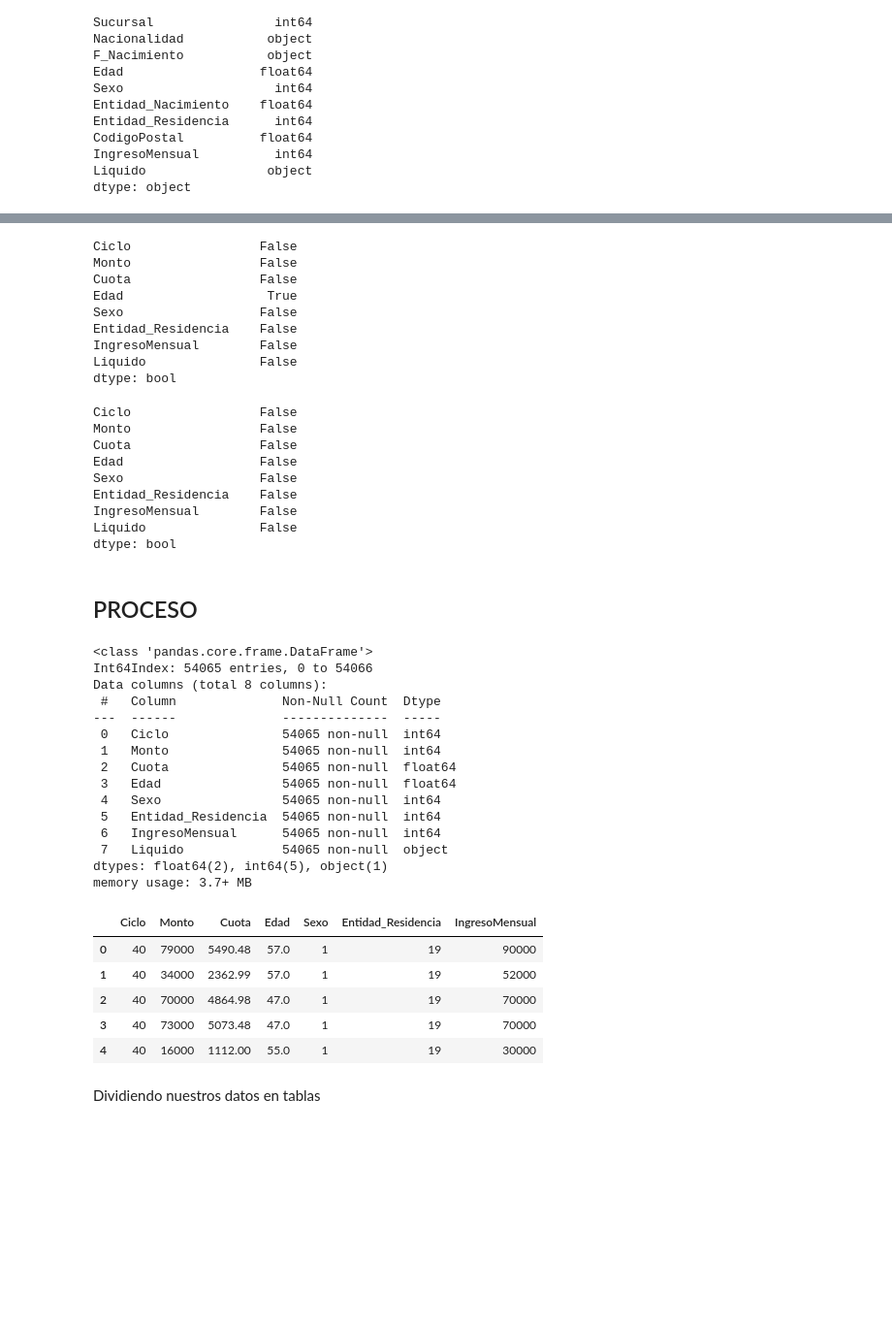
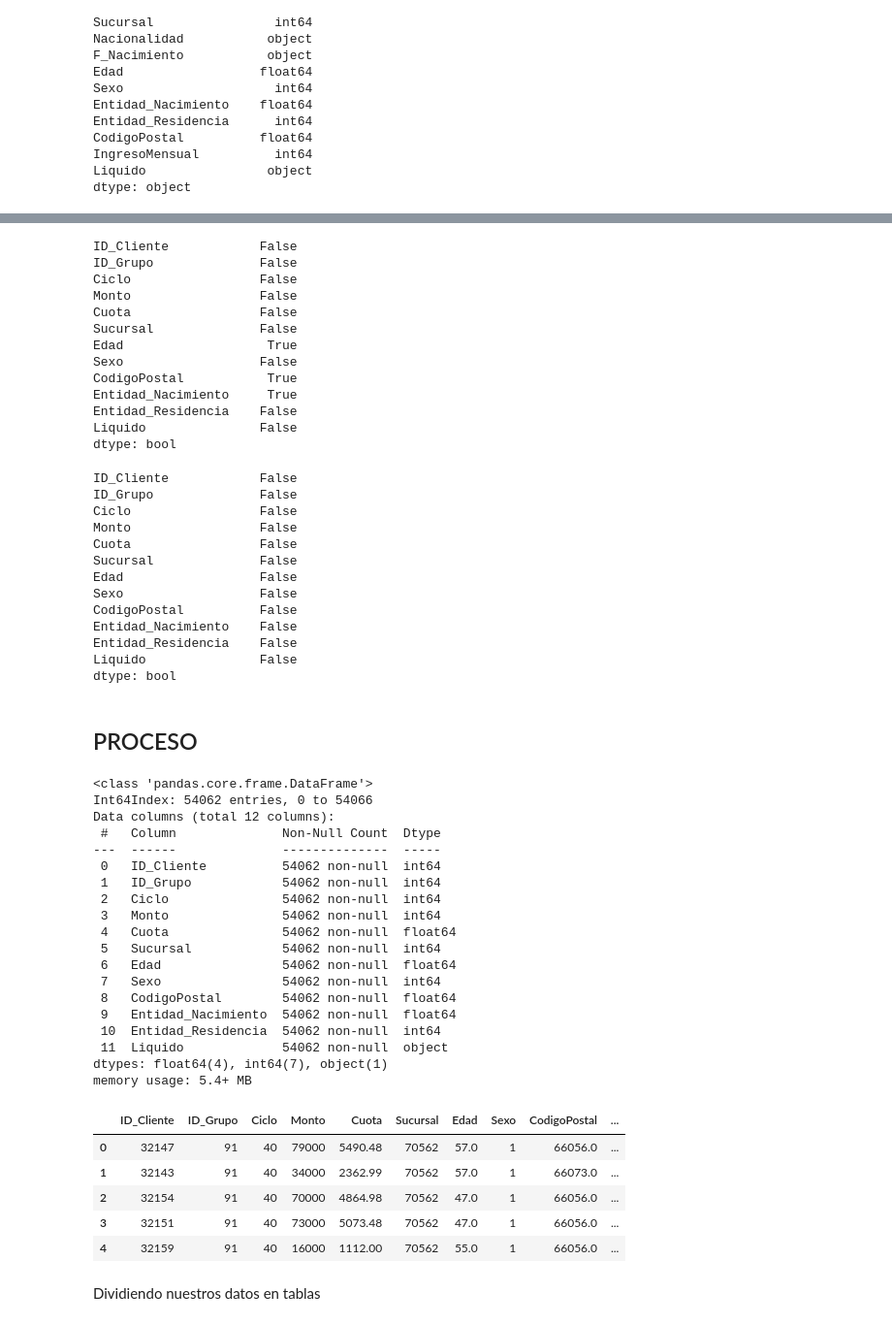
Before and after one commit to JisbethDiaz/ARCHIVOS-VARIOS, a Jupyter notebook: Ejercicio_práctico.ipynb, the cells around one changed output, grey strips where cells are left out. Shown: that part at 97% size. Drawn from its saved outputs; the diff is of its cells as text; code cells hidden in the pictures; blank space fills up the shorter version.

```diff
--- a/Ejercicio_práctico.ipynb
+++ b/Ejercicio_práctico.ipynb
@@ -52,3 +65,6 @@ nd= d[[ 'Ciclo', 'Monto', 'Cuota','Edad', 'Sexo', 'Entidad_Residencia',
+# %%
+nd= d[['ID_Cliente', 'ID_Grupo', 'Ciclo',  'Monto', 'Cuota', 'Sucursal', 'Edad', 'Sexo', 'CodigoPostal',
+       'Entidad_Nacimiento', 'Entidad_Residencia','Liquido']]
 # %%
 nd.dtypes
 # %% [output]
@@ -64,13 +84,17 @@ dtype: object
 # %%
 nd.isnull().any()
 # %% [output]
+ID_Cliente            False
+ID_Grupo              False
 Ciclo                 False
 Monto                 False
 Cuota                 False
+Sucursal              False
 Edad                   True
 Sexo                  False
+CodigoPostal           True
+Entidad_Nacimiento     True
 Entidad_Residencia    False
-IngresoMensual        False
 Liquido               False
 dtype: bool
 # %%
@@ -78,13 +102,17 @@ nd = nd_drop = nd.dropna() # Con esta instrucción borramos las filas que contie
 # %%
 nd.isnull().any()
 # %% [output]
+ID_Cliente            False
+ID_Grupo              False
 Ciclo                 False
 Monto                 False
 Cuota                 False
+Sucursal              False
 Edad                  False
 Sexo                  False
+CodigoPostal          False
+Entidad_Nacimiento    False
 Entidad_Residencia    False
-IngresoMensual        False
 Liquido               False
 dtype: bool
 # %% [markdown]
@@ -93,36 +121,40 @@ dtype: bool
 nd.info()
 # %% [output]
 <class 'pandas.core.frame.DataFrame'>
-Int64Index: 54065 entries, 0 to 54066
-Data columns (total 8 columns):
+Int64Index: 54062 entries, 0 to 54066
+Data columns (total 12 columns):
  #   Column              Non-Null Count  Dtype
 ---  ------              --------------  -----
- 0   Ciclo               54065 non-null  int64
- 1   Monto               54065 non-null  int64
- 2   Cuota               54065 non-null  float64
- 3   Edad                54065 non-null  float64
- 4   Sexo                54065 non-null  int64
- 5   Entidad_Residencia  54065 non-null  int64
- 6   IngresoMensual      54065 non-null  int64
- 7   Liquido             54065 non-null  object
-dtypes: float64(2), int64(5), object(1)
-memory usage: 3.7+ MB
+ 0   ID_Cliente          54062 non-null  int64
+ 1   ID_Grupo            54062 non-null  int64
+ 2   Ciclo               54062 non-null  int64
+ 3   Monto               54062 non-null  int64
+ 4   Cuota               54062 non-null  float64
+ 5   Sucursal            54062 non-null  int64
+ 6   Edad                54062 non-null  float64
+ 7   Sexo                54062 non-null  int64
+ 8   CodigoPostal        54062 non-null  float64
+ 9   Entidad_Nacimiento  54062 non-null  float64
+ 10  Entidad_Residencia  54062 non-null  int64
+ 11  Liquido             54062 non-null  object
+dtypes: float64(4), int64(7), object(1)
+memory usage: 5.4+ MB
 # %%
 #Variable predictora
-x= nd.iloc[:,0:7]
+x= nd.iloc[:,0:11]
 
 #Variable a predecir
-y = nd.iloc[:,7]
+y = nd.iloc[:,11]
 
 #Mostramos las primeras 5 filas
 x.head()
 # %% [output]
-|  | Ciclo | Monto | Cuota | Edad | Sexo | Entidad_Residencia | IngresoMensual |
-| 0 | 40 | 79000 | 5490.48 | 57.0 | 1 | 19 | 90000 |
-| 1 | 40 | 34000 | 2362.99 | 57.0 | 1 | 19 | 52000 |
-| 2 | 40 | 70000 | 4864.98 | 47.0 | 1 | 19 | 70000 |
-| 3 | 40 | 73000 | 5073.48 | 47.0 | 1 | 19 | 70000 |
-| 4 | 40 | 16000 | 1112.00 | 55.0 | 1 | 19 | 30000 |
+|  | ID_Cliente | ID_Grupo | Ciclo | Monto | Cuota | Sucursal | Edad | Sexo | CodigoPostal | ... |
+| 0 | 32147 | 91 | 40 | 79000 | 5490.48 | 70562 | 57.0 | 1 | 66056.0 | ... |
+| 1 | 32143 | 91 | 40 | 34000 | 2362.99 | 70562 | 57.0 | 1 | 66073.0 | ... |
+| 2 | 32154 | 91 | 40 | 70000 | 4864.98 | 70562 | 47.0 | 1 | 66056.0 | ... |
+| 3 | 32151 | 91 | 40 | 73000 | 5073.48 | 70562 | 47.0 | 1 | 66056.0 | ... |
+| 4 | 32159 | 91 | 40 | 16000 | 1112.00 | 70562 | 55.0 | 1 | 66056.0 | ... |
 # %% [markdown]
 Dividiendo nuestros datos en tablas
 # %%
```
Also changed, not shown: parts of 11 cells of this notebook.
